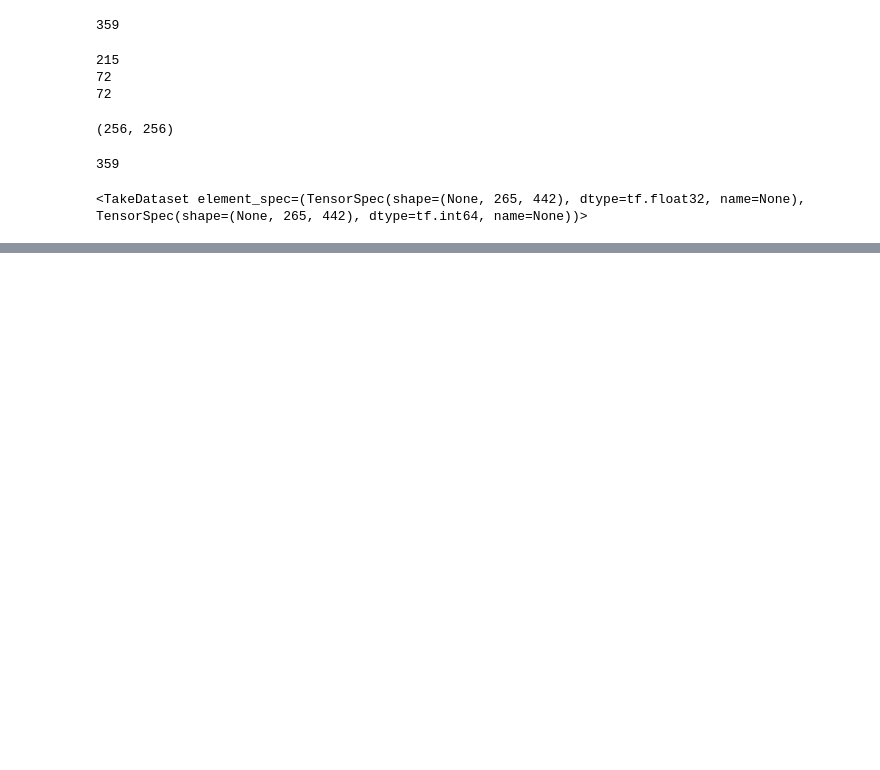
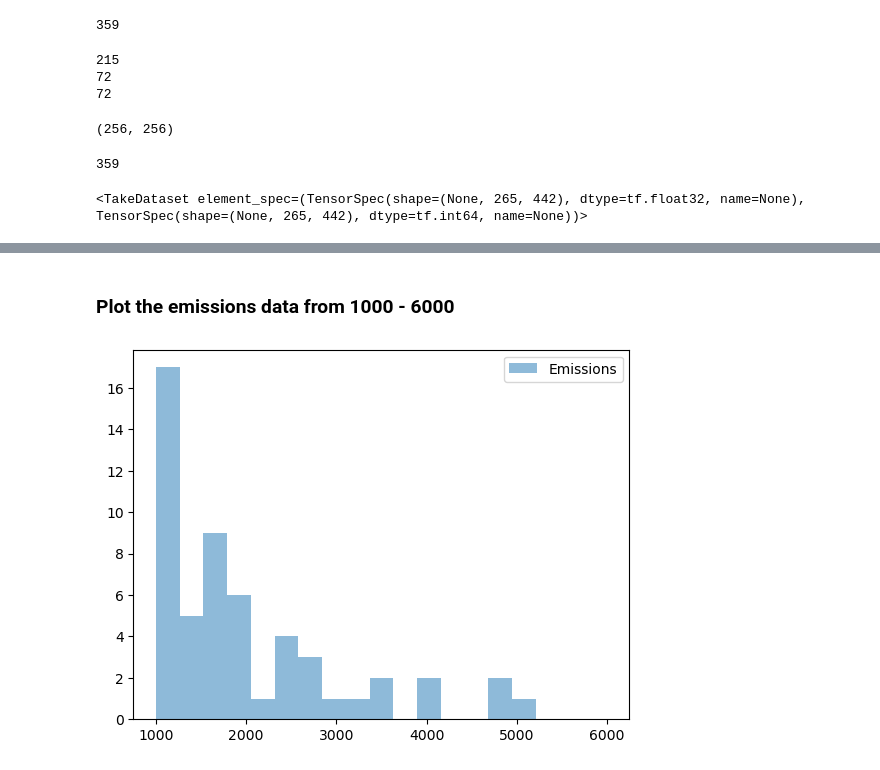
Before and after one commit to GeoCarb-OU/methane_hotspot_detection, a Jupyter notebook: datahandle/notebooks/test.ipynb, the cells around one changed output, grey strips where cells are left out. Drawn from its saved outputs; the diff is of its cells as text; code cells hidden in the pictures; blank space fills up the shorter version.

```diff
--- a/datahandle/notebooks/test.ipynb
+++ b/datahandle/notebooks/test.ipynb
@@ -133,0 +219,24 @@ train_dataset.take(1)
+# %%
+mini = []
+maxi = []
+meanie = []
+emissions = []
+for ex in EM:
+    mini.append(np.min(ex.data))
+    maxi.append(np.max(ex.data))
+    meanie.append(np.mean(ex.data))
+    emissions.append(ex.data)
+# %%
+emi = emissions[0]
+new_data = np.where(emi > 1, emi, np.nan)
+# %%
+new_data = new_data.flatten()
+# %% [markdown]
+### Plot the emissions data from 1000 - 6000
+# %%
+bins = np.linspace(1000, 6000, 20)
+plt.hist(new_data,bins, alpha=0.5, label='Emissions')
+plt.legend(loc='upper right')
+plt.show()
+# %% [output]
+[figure, added]
```
Also changed, not shown: parts of 24 cells of this notebook, 1 other file.
